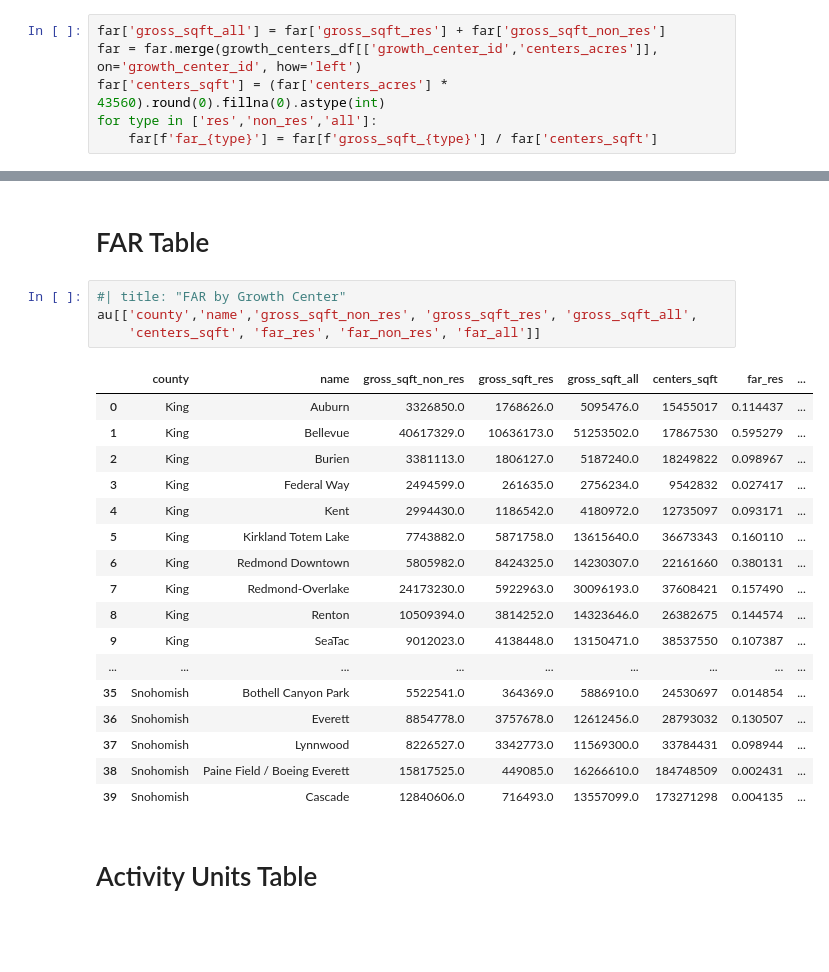
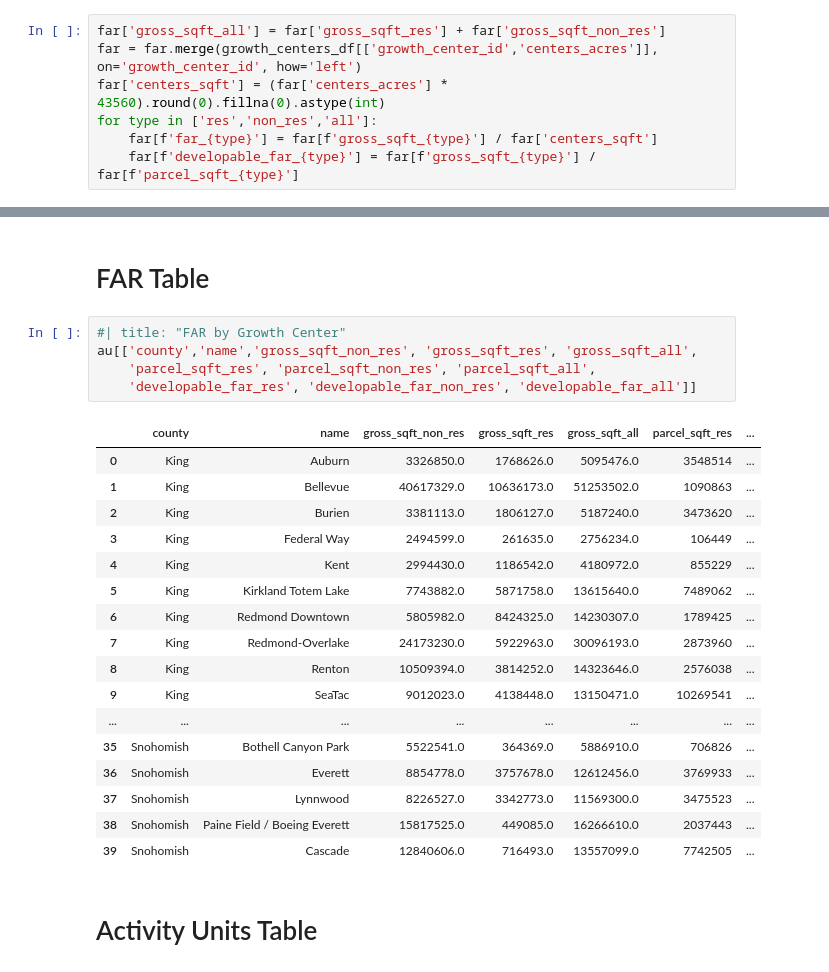
Before and after one commit to jkolberg/centers_density_analysis, a Jupyter notebook: au_acre_far_existing.ipynb, the cells around one changed output, grey strips where cells are left out. Drawn from its saved outputs; the diff is of its cells as text; blank space fills up the shorter version.

Commit message:
switch far calc to use parcel_sqft

```diff
--- a/au_acre_far_existing.ipynb
+++ b/au_acre_far_existing.ipynb
@@ -151,6 +151,7 @@ far = far.merge(growth_centers_df[['growth_center_id','centers_acres']], on='gro
 far['centers_sqft'] = (far['centers_acres'] * 43560).round(0).fillna(0).astype(int)
 for type in ['res','non_res','all']:
     far[f'far_{type}'] = far[f'gross_sqft_{type}'] / far['centers_sqft']
+    far[f'developable_far_{type}'] = far[f'gross_sqft_{type}'] / far[f'parcel_sqft_{type}']
 # %%
 building_parcel_xwalk = buildings_df[['building_id','parcel_id']].set_index('building_id')['parcel_id']
 households_df['parcel_id'] = households_df['building_id'].map(building_parcel_xwalk)
@@ -330,25 +332,26 @@ fig
 # %%
 #| title: "FAR by Growth Center"
 au[['county','name','gross_sqft_non_res', 'gross_sqft_res', 'gross_sqft_all',
-    'centers_sqft', 'far_res', 'far_non_res', 'far_all']]
+    'parcel_sqft_res', 'parcel_sqft_non_res', 'parcel_sqft_all',
+    'developable_far_res', 'developable_far_non_res', 'developable_far_all']]
 # %% [output]
-|  | county | name | gross_sqft_non_res | gross_sqft_res | gross_sqft_all | centers_sqft | far_res | ... |
-| 0 | King | Auburn | 3326850.0 | 1768626.0 | 5095476.0 | 15455017 | 0.114437 | ... |
-| 1 | King | Bellevue | 40617329.0 | 10636173.0 | 51253502.0 | 17867530 | 0.595279 | ... |
-| 2 | King | Burien | 3381113.0 | 1806127.0 | 5187240.0 | 18249822 | 0.098967 | ... |
-| 3 | King | Federal Way | 2494599.0 | 261635.0 | 2756234.0 | 9542832 | 0.027417 | ... |
-| 4 | King | Kent | 2994430.0 | 1186542.0 | 4180972.0 | 12735097 | 0.093171 | ... |
-| 5 | King | Kirkland Totem Lake | 7743882.0 | 5871758.0 | 13615640.0 | 36673343 | 0.160110 | ... |
-| 6 | King | Redmond Downtown | 5805982.0 | 8424325.0 | 14230307.0 | 22161660 | 0.380131 | ... |
-| 7 | King | Redmond-Overlake | 24173230.0 | 5922963.0 | 30096193.0 | 37608421 | 0.157490 | ... |
-| 8 | King | Renton | 10509394.0 | 3814252.0 | 14323646.0 | 26382675 | 0.144574 | ... |
-| 9 | King | SeaTac | 9012023.0 | 4138448.0 | 13150471.0 | 38537550 | 0.107387 | ... |
-| ... | ... | ... | ... | ... | ... | ... | ... | ... |
-| 35 | Snohomish | Bothell Canyon Park | 5522541.0 | 364369.0 | 5886910.0 | 24530697 | 0.014854 | ... |
-| 36 | Snohomish | Everett | 8854778.0 | 3757678.0 | 12612456.0 | 28793032 | 0.130507 | ... |
-| 37 | Snohomish | Lynnwood | 8226527.0 | 3342773.0 | 11569300.0 | 33784431 | 0.098944 | ... |
-| 38 | Snohomish | Paine Field / Boeing Everett | 15817525.0 | 449085.0 | 16266610.0 | 184748509 | 0.002431 | ... |
-| 39 | Snohomish | Cascade | 12840606.0 | 716493.0 | 13557099.0 | 173271298 | 0.004135 | ... |
+|  | county | name | gross_sqft_non_res | gross_sqft_res | gross_sqft_all | parcel_sqft_res | ... |
+| 0 | King | Auburn | 3326850.0 | 1768626.0 | 5095476.0 | 3548514 | ... |
+| 1 | King | Bellevue | 40617329.0 | 10636173.0 | 51253502.0 | 1090863 | ... |
+| 2 | King | Burien | 3381113.0 | 1806127.0 | 5187240.0 | 3473620 | ... |
+| 3 | King | Federal Way | 2494599.0 | 261635.0 | 2756234.0 | 106449 | ... |
+| 4 | King | Kent | 2994430.0 | 1186542.0 | 4180972.0 | 855229 | ... |
+| 5 | King | Kirkland Totem Lake | 7743882.0 | 5871758.0 | 13615640.0 | 7489062 | ... |
+| 6 | King | Redmond Downtown | 5805982.0 | 8424325.0 | 14230307.0 | 1789425 | ... |
+| 7 | King | Redmond-Overlake | 24173230.0 | 5922963.0 | 30096193.0 | 2873960 | ... |
+| 8 | King | Renton | 10509394.0 | 3814252.0 | 14323646.0 | 2576038 | ... |
+| 9 | King | SeaTac | 9012023.0 | 4138448.0 | 13150471.0 | 10269541 | ... |
+| ... | ... | ... | ... | ... | ... | ... | ... |
+| 35 | Snohomish | Bothell Canyon Park | 5522541.0 | 364369.0 | 5886910.0 | 706826 | ... |
+| 36 | Snohomish | Everett | 8854778.0 | 3757678.0 | 12612456.0 | 3769933 | ... |
+| 37 | Snohomish | Lynnwood | 8226527.0 | 3342773.0 | 11569300.0 | 3475523 | ... |
+| 38 | Snohomish | Paine Field / Boeing Everett | 15817525.0 | 449085.0 | 16266610.0 | 2037443 | ... |
+| 39 | Snohomish | Cascade | 12840606.0 | 716493.0 | 13557099.0 | 7742505 | ... |
 # %% [markdown]
 # Activity Units Table
 # %%
```
Also changed, not shown: parts of 4 cells of this notebook, 1 other file.
